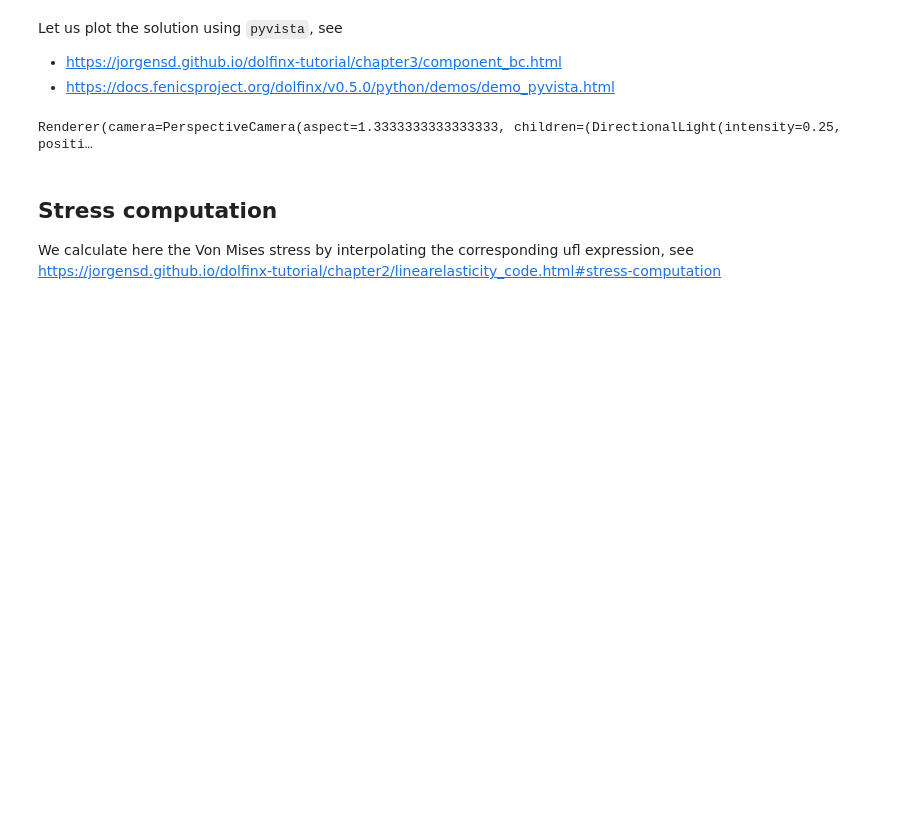
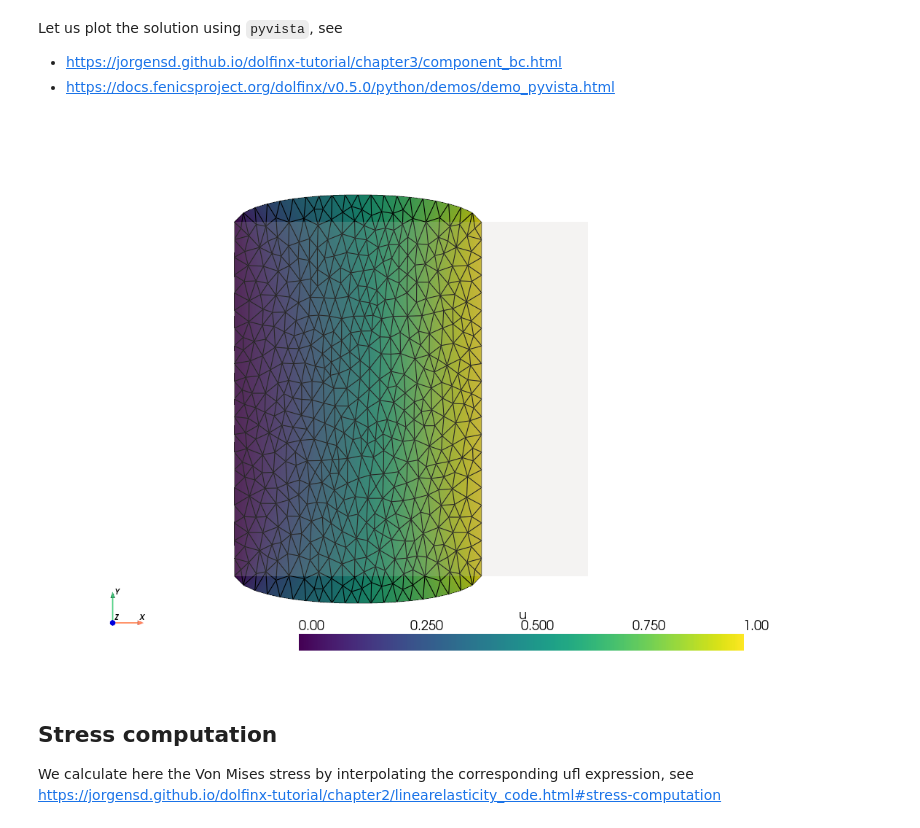
Before and after one commit to msolides-2022/fem-examples, a Jupyter notebook: 02-ElasticJoint.ipynb, the cells around one changed output. Cells and saved outputs as stored; diff of their text form; code cells hidden in the pictures; blank space fills up the shorter version.

```diff
--- a/02-ElasticJoint.ipynb
+++ b/02-ElasticJoint.ipynb
@@ -147,25 +273,25 @@ Let us plot the solution using `pyvista`, see
 - https://docs.fenicsproject.org/dolfinx/v0.5.0/python/demos/demo_pyvista.html
 # %%
 import pyvista
-pyvista.set_jupyter_backend("pythreejs") #
+pyvista.set_jupyter_backend("static") #
 
 # Create plotter and pyvista grid
 p = pyvista.Plotter()
 topology, cell_types, geometry = dolfinx.plot.create_vtk_mesh(V)
 grid = pyvista.UnstructuredGrid(topology, cell_types, geometry)
 actor_0 = p.add_mesh(grid, style="surface", color="white",opacity=0.2,)
 # Attach vector values to grid and warp grid by vector
 values = np.zeros((geometry.shape[0], 3))
 values[:, :len(uh)] = uh.x.array.reshape(geometry.shape[0], len(uh))
 grid["u"] = values
 #actor_0 = p.add_mesh(grid, style="surface", color="gray",opacity=0.9)
 warped = grid.warp_by_vector("u", factor=0.3)
 actor_1 = p.add_mesh(warped, show_edges=True,show_scalar_bar=True)
 p.show_axes()
 p.view_xy()
 p.show()
 # %% [output]
-Renderer(camera=PerspectiveCamera(aspect=1.3333333333333333, children=(DirectionalLight(intensity=0.25, positi…
+[figure, added]
 # %% [markdown]
 ## Stress computation
 
```
Also changed, not shown: parts of 4 cells of this notebook, 3 other files.
